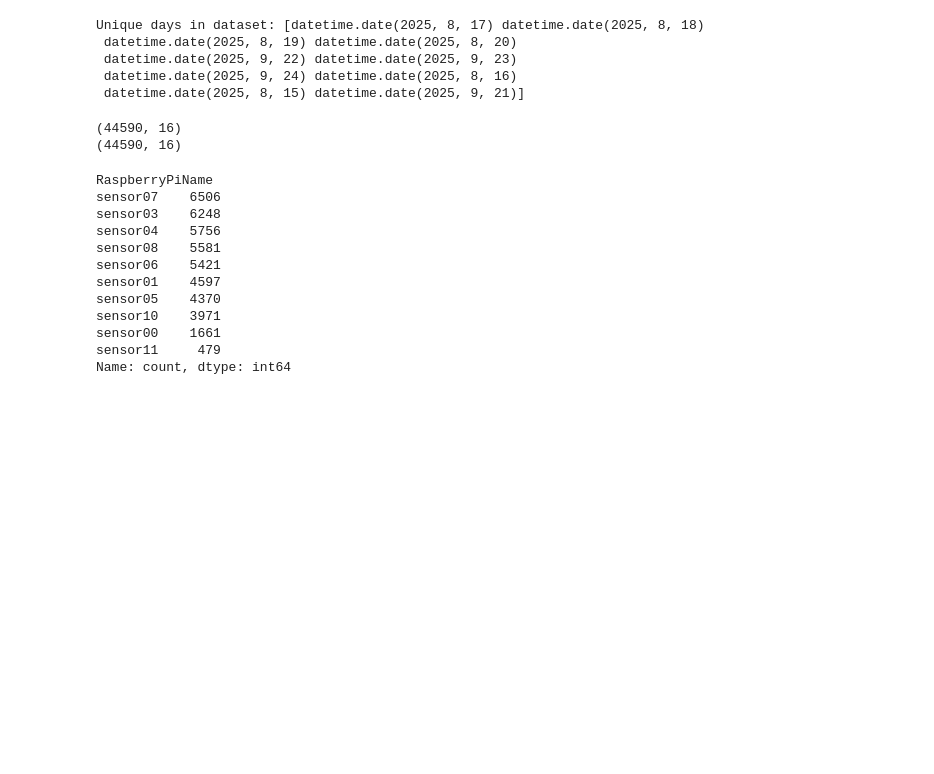
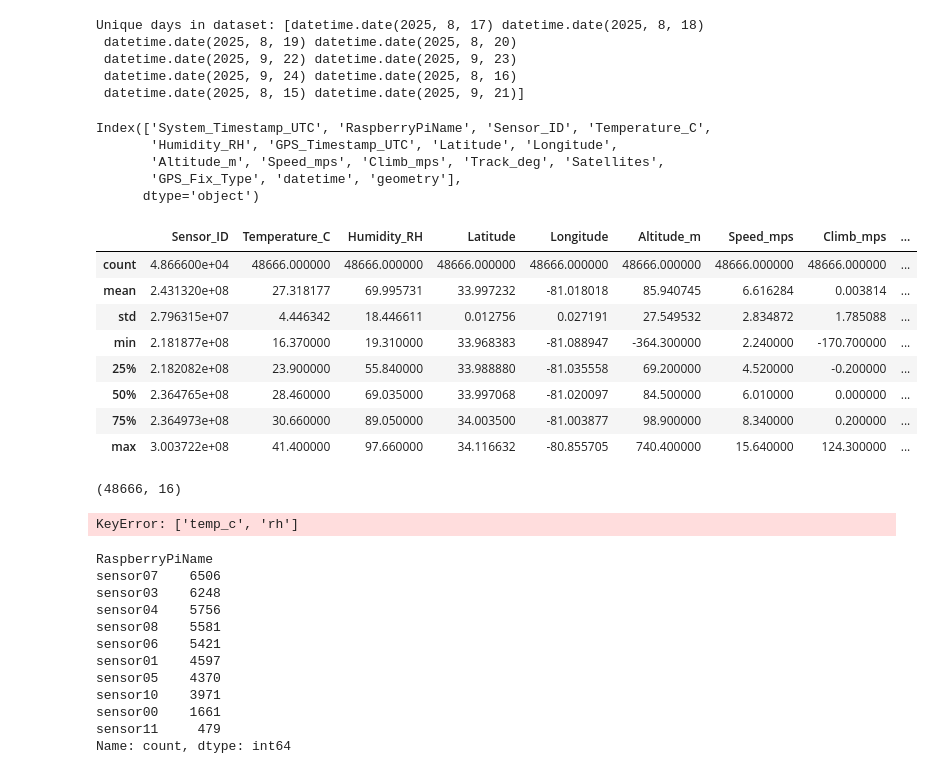
Before and after one commit to marositesUSC/heat_project, a Jupyter notebook: analysis/campaign_analysis.ipynb, the cells around one changed output. Cells and saved outputs as stored; diff of their text form; code cells hidden in the pictures; blank space fills up the shorter version.

```diff
--- a/analysis/campaign_analysis.ipynb
+++ b/analysis/campaign_analysis.ipynb
@@ -286,19 +286,37 @@ Unique days in dataset: [datetime.date(2025, 8, 17) datetime.date(2025, 8, 18)
  datetime.date(2025, 9, 22) datetime.date(2025, 9, 23)
  datetime.date(2025, 9, 24) datetime.date(2025, 8, 16)
  datetime.date(2025, 8, 15) datetime.date(2025, 9, 21)]
+# %%
+print(gdf_all.columns)
+gdf_all.describe()
+# %% [output]
+Index(['System_Timestamp_UTC', 'RaspberryPiName', 'Sensor_ID', 'Temperature_C',
+       'Humidity_RH', 'GPS_Timestamp_UTC', 'Latitude', 'Longitude',
+       'Altitude_m', 'Speed_mps', 'Climb_mps', 'Track_deg', 'Satellites',
+       'GPS_Fix_Type', 'datetime', 'geometry'],
+      dtype='object')
+|  | Sensor_ID | Temperature_C | Humidity_RH | Latitude | Longitude | Altitude_m | Speed_mps | Climb_mps | ... |
+| count | 4.866600e+04 | 48666.000000 | 48666.000000 | 48666.000000 | 48666.000000 | 48666.000000 | 48666.000000 | 48666.000000 | ... |
+| mean | 2.431320e+08 | 27.318177 | 69.995731 | 33.997232 | -81.018018 | 85.940745 | 6.616284 | 0.003814 | ... |
+| std | 2.796315e+07 | 4.446342 | 18.446611 | 0.012756 | 0.027191 | 27.549532 | 2.834872 | 1.785088 | ... |
+| min | 2.181877e+08 | 16.370000 | 19.310000 | 33.968383 | -81.088947 | -364.300000 | 2.240000 | -170.700000 | ... |
+| 25% | 2.182082e+08 | 23.900000 | 55.840000 | 33.988880 | -81.035558 | 69.200000 | 4.520000 | -0.200000 | ... |
+| 50% | 2.364765e+08 | 28.460000 | 69.035000 | 33.997068 | -81.020097 | 84.500000 | 6.010000 | 0.000000 | ... |
+| 75% | 2.364973e+08 | 30.660000 | 89.050000 | 34.003500 | -81.003877 | 98.900000 | 8.340000 | 0.200000 | ... |
+| max | 3.003722e+08 | 41.400000 | 97.660000 | 34.116632 | -80.855705 | 740.400000 | 15.640000 | 124.300000 | ... |
 # %%
-min_speed = 2.23
-max_speed = 11.18
+min_speed = 2.23 # 5 mph = 2.23 mps
+max_speed = 15.6464 # 35 mph = 15.6464 mps
 if min_speed is not None:
     gdf_all = gdf_all[gdf_all['Speed_mps']>min_speed]
 if max_speed is not None:
     gdf_all = gdf_all[gdf_all['Speed_mps']<max_speed]
 print(gdf_all.shape)
-gdf_all = gdf_all.dropna(subset=['Temperature_C', 'Humidity_RH', 'Latitude', 'Longitude'])
+gdf_all = gdf_all.dropna(subset=['temp_c', 'rh', 'Latitude', 'Longitude'])
 print(gdf_all.shape)
 # %% [output]
-(44590, 16)
-(44590, 16)
+(48666, 16)
+KeyError: ['temp_c', 'rh']
 # %%
 gdf_all["RaspberryPiName"].unique()
 # get counts of unique Raspberry Pi names
```
Also changed, not shown: parts of 16 cells of this notebook, 24 other files.
